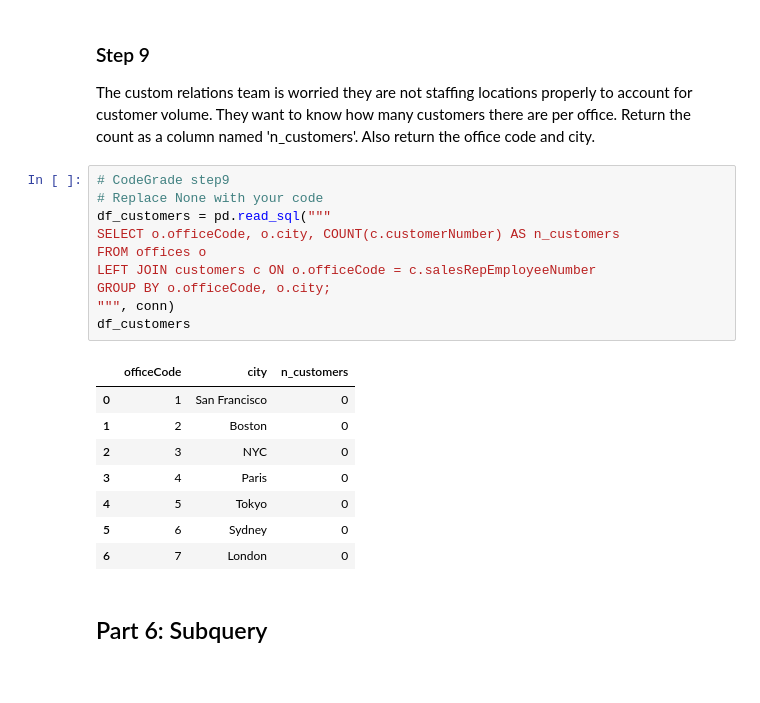
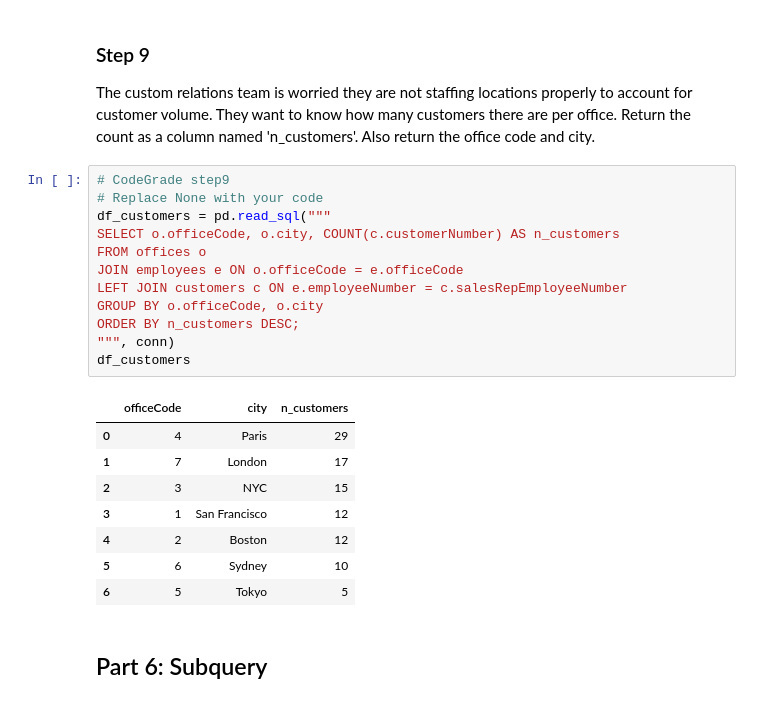
Before and after one commit to chepchiengemmans/SQLTables, a Jupyter notebook: SQLJoinsSubQueriesLab.ipynb, the cells around one changed output. Drawn from its saved outputs; the diff is of its cells as text.

```diff
--- a/SQLJoinsSubQueriesLab.ipynb
+++ b/SQLJoinsSubQueriesLab.ipynb
@@ -192,22 +207,24 @@ The custom relations team is worried they are not staffing locations properly to
 # %%
 # CodeGrade step9
 # Replace None with your code
 df_customers = pd.read_sql("""
 SELECT o.officeCode, o.city, COUNT(c.customerNumber) AS n_customers
 FROM offices o
-LEFT JOIN customers c ON o.officeCode = c.salesRepEmployeeNumber
-GROUP BY o.officeCode, o.city;
+JOIN employees e ON o.officeCode = e.officeCode
+LEFT JOIN customers c ON e.employeeNumber = c.salesRepEmployeeNumber
+GROUP BY o.officeCode, o.city
+ORDER BY n_customers DESC;
 """, conn)
 df_customers
 # %% [output]
 |  | officeCode | city | n_customers |
-| 0 | 1 | San Francisco | 0 |
-| 1 | 2 | Boston | 0 |
-| 2 | 3 | NYC | 0 |
-| 3 | 4 | Paris | 0 |
-| 4 | 5 | Tokyo | 0 |
-| 5 | 6 | Sydney | 0 |
-| 6 | 7 | London | 0 |
+| 0 | 4 | Paris | 29 |
+| 1 | 7 | London | 17 |
+| 2 | 3 | NYC | 15 |
+| 3 | 1 | San Francisco | 12 |
+| 4 | 2 | Boston | 12 |
+| 5 | 6 | Sydney | 10 |
+| 6 | 5 | Tokyo | 5 |
 # %% [markdown]
 ## Part 6: Subquery
 # %% [markdown]
```
Also changed, not shown: parts of 2 cells of this notebook, 1 other file.
